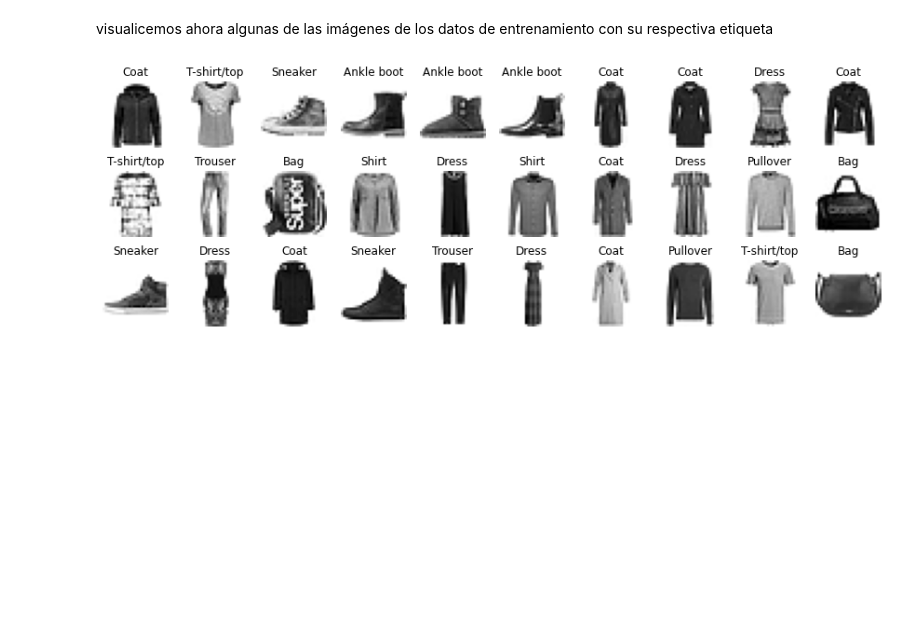
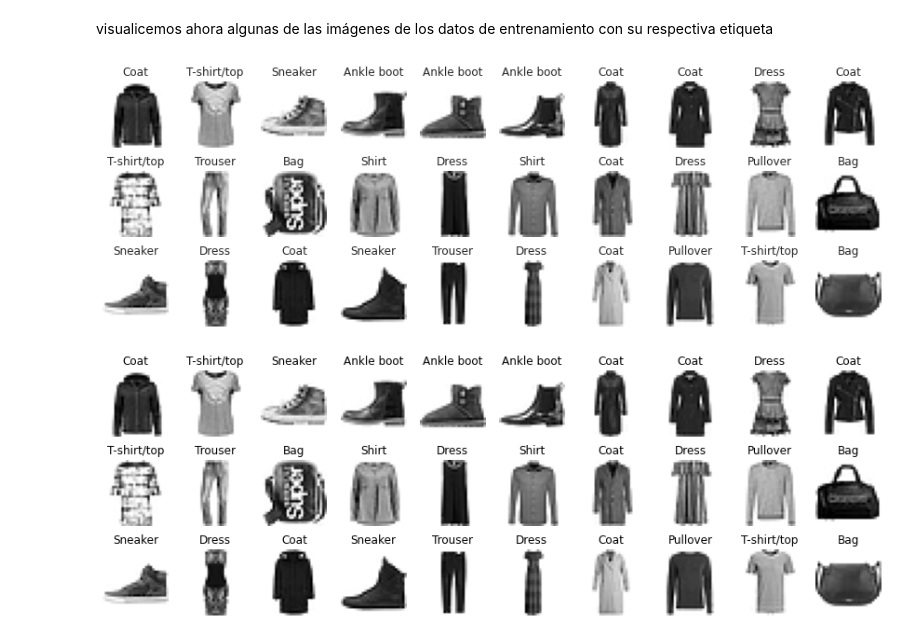
Before and after one commit to AlvaroUriel/idal_ia3, a Jupyter notebook: Classificador_fashion_MNIST.ipynb, the cells around one changed output. Drawn from its saved outputs; the diff is of its cells as text; code cells hidden in the pictures; blank space fills up the shorter version.

```diff
--- a/Classificador_fashion_MNIST.ipynb
+++ b/Classificador_fashion_MNIST.ipynb
@@ -133,6 +139,14 @@ print(np.shape(X_test))
 (10000, 28, 28)
 # %% [markdown]
 visualicemos ahora algunas de las imágenes de los datos de entrenamiento con su respectiva etiqueta
+# %%
+fig, ax = plt.subplots(nrows=3, ncols=10, figsize=(15,5))
+for i, ax in enumerate(ax.flat):
+  ax.imshow(X_train[i], cmap='binary')
+  ax.set_axis_off()
+  ax.set_title(class_names[y_train[i]])
+# %% [output]
+[figure, added]
 # %%
 # %% [output]
 [figure]
```
Also changed, not shown: parts of 1 cell of this notebook.
